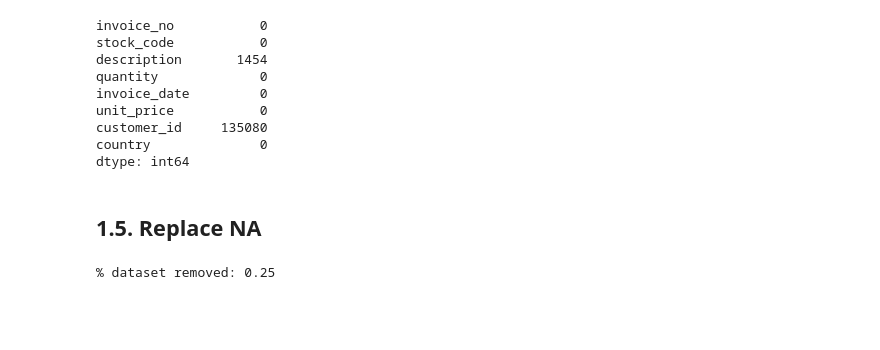
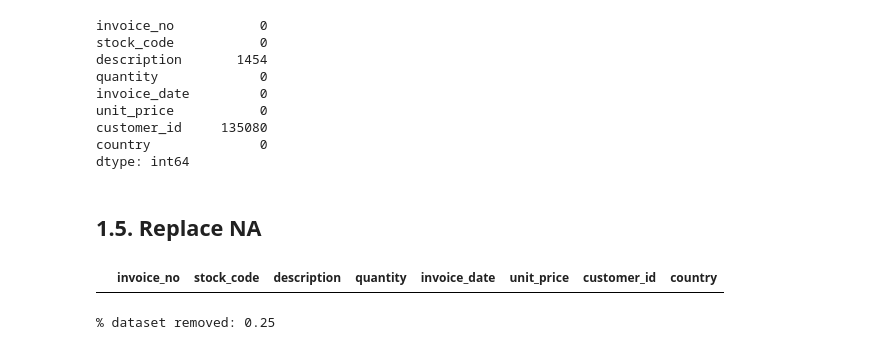
Before and after one commit to HenriqueCR1291/All-in-one-place, a Jupyter notebook: m02_all in one place.ipynb, the cells around one changed output. Cells and saved outputs as stored; diff of their text form; code cells hidden in the pictures; blank space fills up the shorter version.

```diff
--- a/m02_all in one place.ipynb
+++ b/m02_all in one place.ipynb
@@ -178,0 +165,6 @@ dtype: int64
+# %%
+missing_invoice = df_missing['invoice_no'].drop_duplicates().tolist()
+# %%
+df_not_missing.loc[df_not_missing['invoice_no'].isin(missing_invoice),:].head()
+# %% [output]
+|  | invoice_no | stock_code | description | quantity | invoice_date | unit_price | customer_id | country |
```
Also changed, not shown: parts of 21 cells of this notebook.
